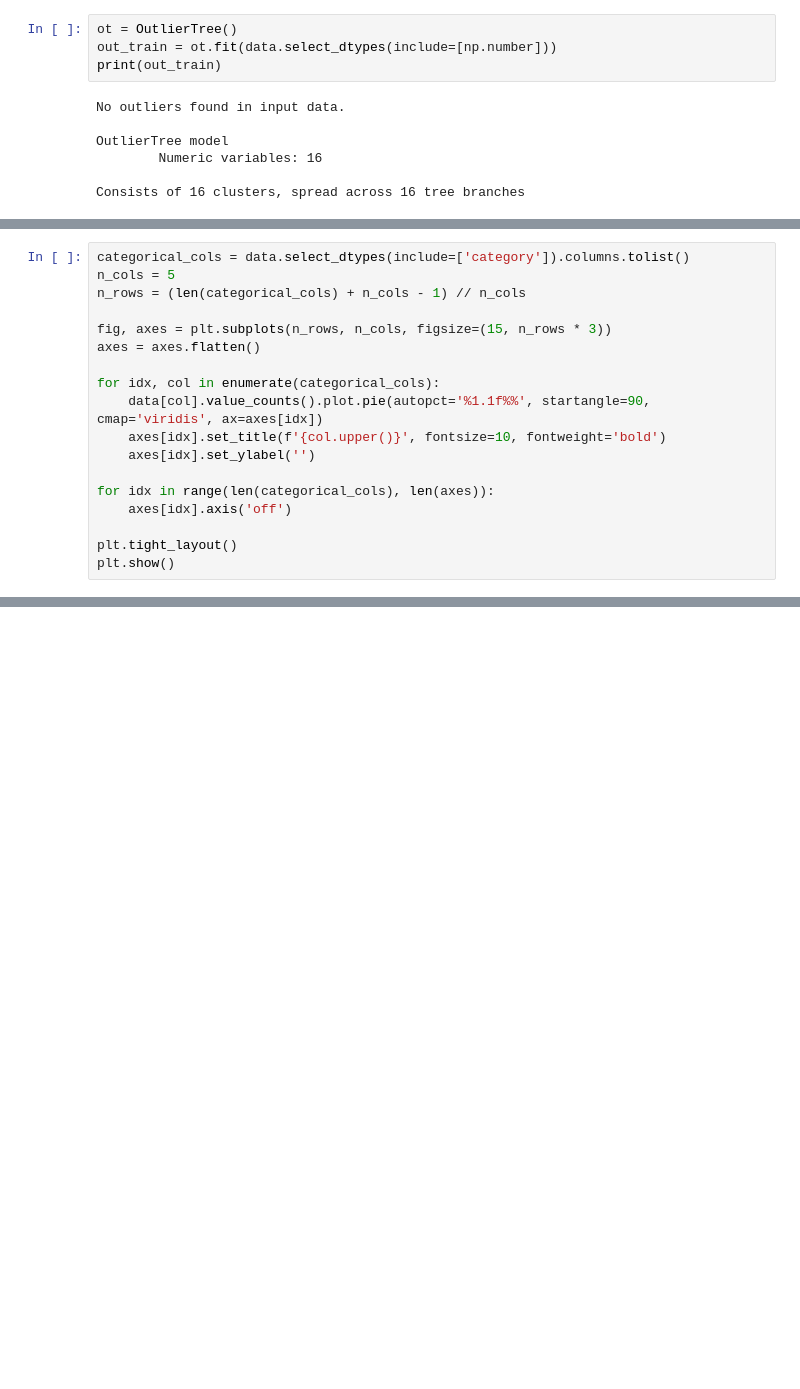
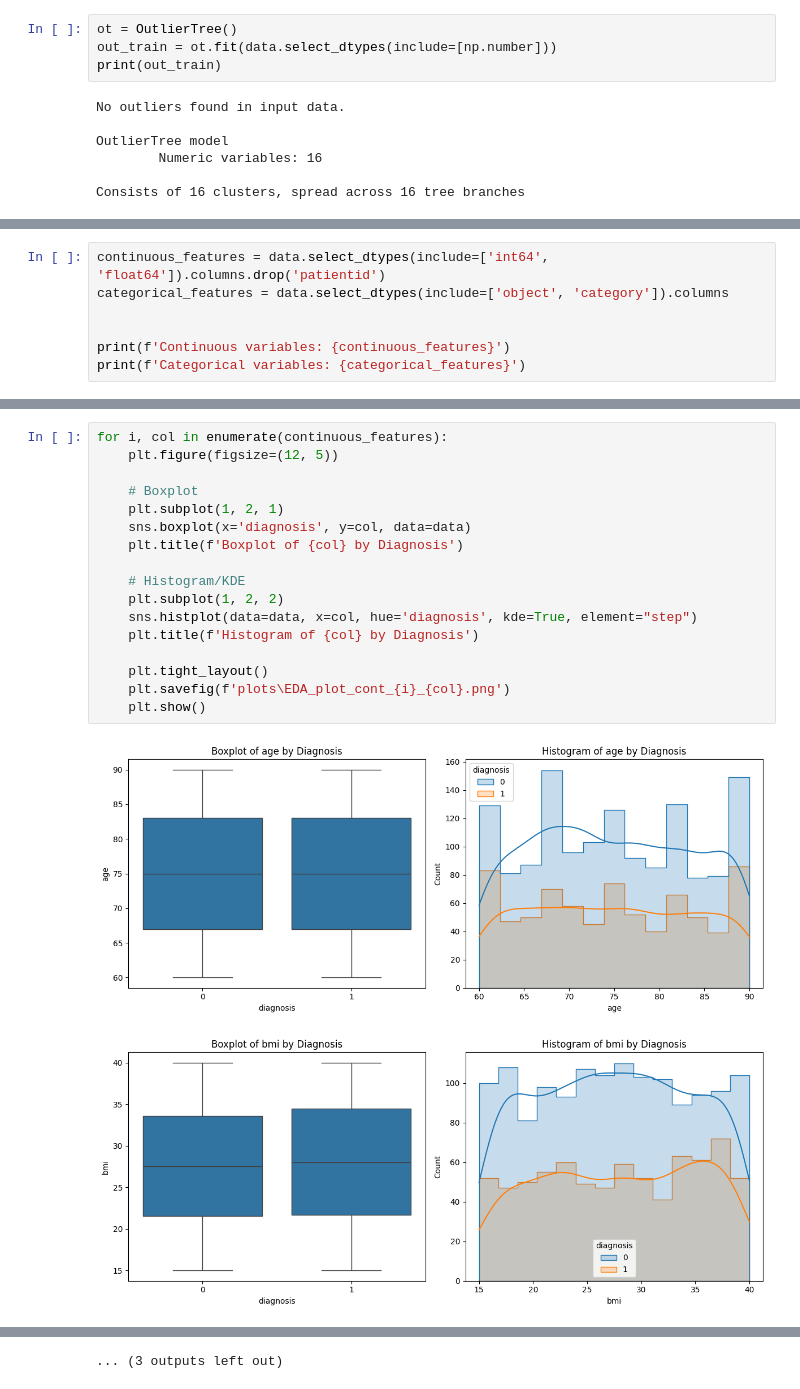
Before and after one commit to Jelles/AML-Assignment-2, a Jupyter notebook: main.ipynb, the cells around one changed output, grey strips where cells are left out. Drawn from its saved outputs; the diff is of its cells as text; blank space fills up the shorter version.

```diff
--- a/main.ipynb
+++ b/main.ipynb
@@ -137,18 +132,0 @@ max                   10.00    10.00
-# %%
-categorical_cols = data.select_dtypes(include=['category']).columns.tolist()
-n_cols = 5
-n_rows = (len(categorical_cols) + n_cols - 1) // n_cols
-
-fig, axes = plt.subplots(n_rows, n_cols, figsize=(15, n_rows * 3))
-axes = axes.flatten()
-
-for idx, col in enumerate(categorical_cols):
-    data[col].value_counts().plot.pie(autopct='%1.1f%%', startangle=90, cmap='viridis', ax=axes[idx])
-    axes[idx].set_title(f'{col.upper()}', fontsize=10, fontweight='bold')
-    axes[idx].set_ylabel('')
-
-for idx in range(len(categorical_cols), len(axes)):
-    axes[idx].axis('off')
-
-plt.tight_layout()
-plt.show()
@@ -182,0 +133,7 @@ plt.show()
+# %%
+continuous_features = data.select_dtypes(include=['int64', 'float64']).columns.drop('patientid')
+categorical_features = data.select_dtypes(include=['object', 'category']).columns
+
+
+print(f'Continuous variables: {continuous_features}')
+print(f'Categorical variables: {categorical_features}')
@@ -182,0 +155,20 @@ plt.show()
+# %%
+for i, col in enumerate(continuous_features):
+    plt.figure(figsize=(12, 5))
+
+    # Boxplot
+    plt.subplot(1, 2, 1)
+    sns.boxplot(x='diagnosis', y=col, data=data)
+    plt.title(f'Boxplot of {col} by Diagnosis')
+
+    # Histogram/KDE
+    plt.subplot(1, 2, 2)
+    sns.histplot(data=data, x=col, hue='diagnosis', kde=True, element="step")
+    plt.title(f'Histogram of {col} by Diagnosis')
+
+    plt.tight_layout()
+    plt.savefig(f'plots\EDA_plot_cont_{i}_{col}.png')
+    plt.show()
+# %% [output]
+[figure, added]
+[figure, added]
@@ -182,0 +185 @@ plt.show()
+... (3 outputs left out)
```
Also changed, not shown: parts of 30 cells of this notebook, 36 other files.
